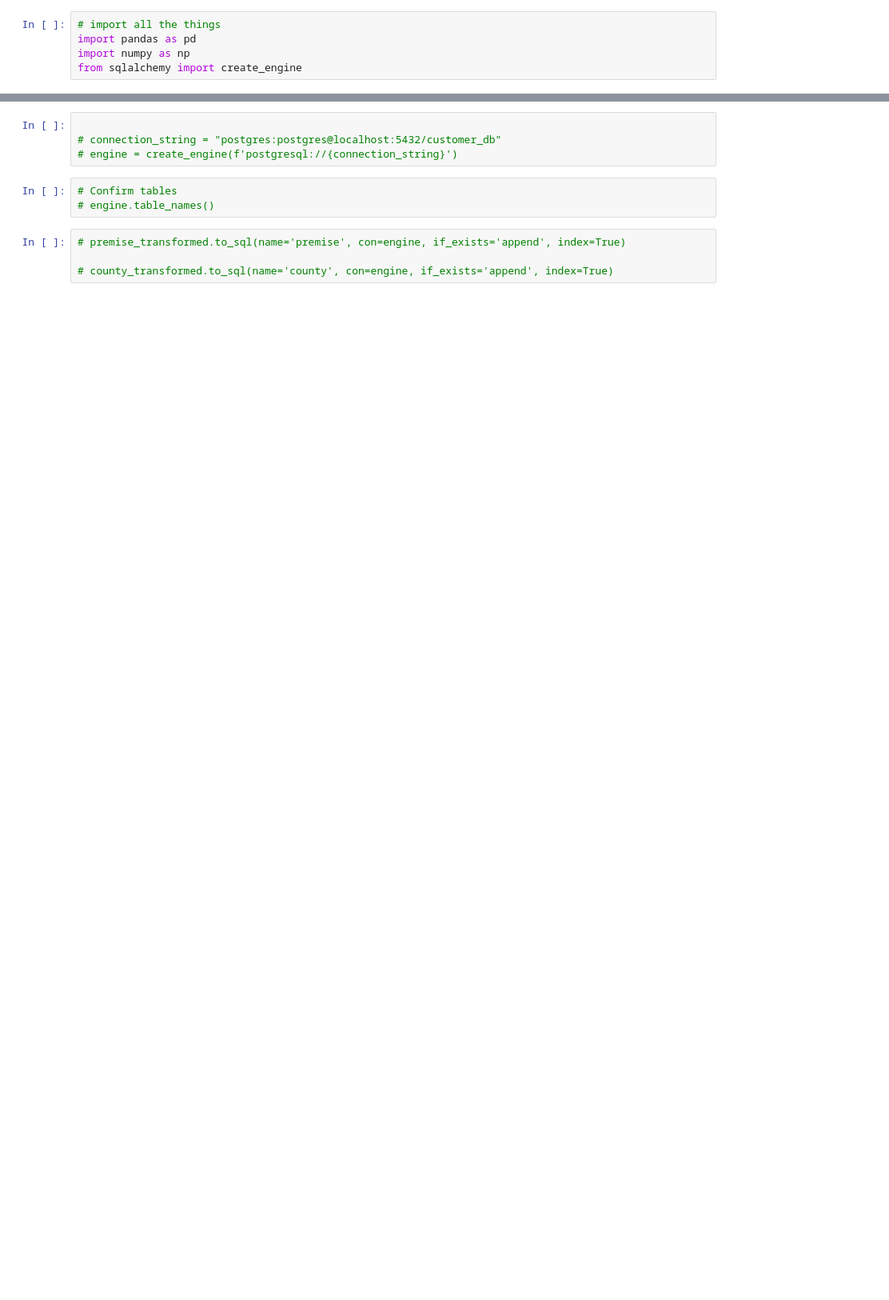
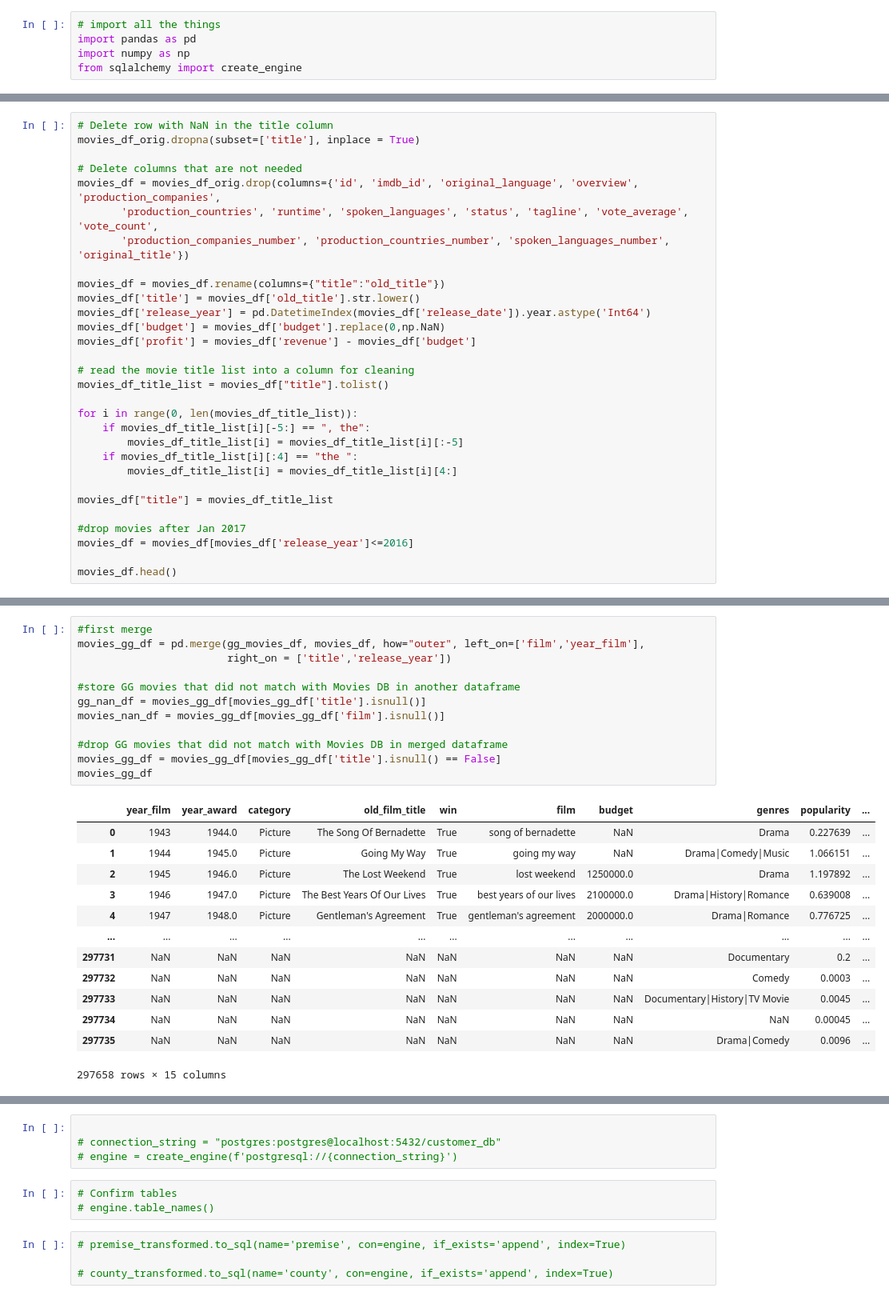
Before and after one commit to dagneycooke/etl_project, a Jupyter notebook: ETL_Project_GG.ipynb, the cells around one changed output, grey strips where cells are left out. Shown at 80% size. Saved outputs shown, nothing was run; the diff lists cells and outputs as text; blank space fills up the shorter version.

```diff
--- a/ETL_Project_GG.ipynb
+++ b/ETL_Project_GG.ipynb
@@ -196,0 +124,30 @@ movies_df.head()
+# %%
+# Delete row with NaN in the title column
+movies_df_orig.dropna(subset=['title'], inplace = True)
+
+# Delete columns that are not needed
+movies_df = movies_df_orig.drop(columns={'id', 'imdb_id', 'original_language', 'overview', 'production_companies',
+       'production_countries', 'runtime', 'spoken_languages', 'status', 'tagline', 'vote_average', 'vote_count',
+       'production_companies_number', 'production_countries_number', 'spoken_languages_number', 'original_title'})
+
+movies_df = movies_df.rename(columns={"title":"old_title"})
+movies_df['title'] = movies_df['old_title'].str.lower()
+movies_df['release_year'] = pd.DatetimeIndex(movies_df['release_date']).year.astype('Int64')
+movies_df['budget'] = movies_df['budget'].replace(0,np.NaN)
+movies_df['profit'] = movies_df['revenue'] - movies_df['budget']
+
+# read the movie title list into a column for cleaning
+movies_df_title_list = movies_df["title"].tolist()
+
+for i in range(0, len(movies_df_title_list)):
+    if movies_df_title_list[i][-5:] == ", the":
+        movies_df_title_list[i] = movies_df_title_list[i][:-5]
+    if movies_df_title_list[i][:4] == "the ":
+        movies_df_title_list[i] = movies_df_title_list[i][4:]
+
+movies_df["title"] = movies_df_title_list
+
+#drop movies after Jan 2017
+movies_df = movies_df[movies_df['release_year']<=2016]
+
+movies_df.head()
@@ -196,0 +163,26 @@ movies_df.head()
+# %%
+#first merge
+movies_gg_df = pd.merge(gg_movies_df, movies_df, how="outer", left_on=['film','year_film'],
+                        right_on = ['title','release_year'])
+
+#store GG movies that did not match with Movies DB in another dataframe
+gg_nan_df = movies_gg_df[movies_gg_df['title'].isnull()]
+movies_nan_df = movies_gg_df[movies_gg_df['film'].isnull()]
+
+#drop GG movies that did not match with Movies DB in merged dataframe
+movies_gg_df = movies_gg_df[movies_gg_df['title'].isnull() == False]
+movies_gg_df
+# %% [output]
+|  | year_film | year_award | category | old_film_title | win | film | budget | genres | popularity | ... |
+| 0 | 1943 | 1944.0 | Picture | The Song Of Bernadette | True | song of bernadette | NaN | Drama | 0.227639 | ... |
+| 1 | 1944 | 1945.0 | Picture | Going My Way | True | going my way | NaN | Drama|Comedy|Music | 1.066151 | ... |
+| 2 | 1945 | 1946.0 | Picture | The Lost Weekend | True | lost weekend | 1250000.0 | Drama | 1.197892 | ... |
+| 3 | 1946 | 1947.0 | Picture | The Best Years Of Our Lives | True | best years of our lives | 2100000.0 | Drama|History|Romance | 0.639008 | ... |
+| 4 | 1947 | 1948.0 | Picture | Gentleman's Agreement | True | gentleman's agreement | 2000000.0 | Drama|Romance | 0.776725 | ... |
+| ... | ... | ... | ... | ... | ... | ... | ... | ... | ... | ... |
+| 297731 | NaN | NaN | NaN | NaN | NaN | NaN | NaN | Documentary | 0.2 | ... |
+| 297732 | NaN | NaN | NaN | NaN | NaN | NaN | NaN | Comedy | 0.0003 | ... |
+| 297733 | NaN | NaN | NaN | NaN | NaN | NaN | NaN | Documentary|History|TV Movie | 0.0045 | ... |
+| 297734 | NaN | NaN | NaN | NaN | NaN | NaN | NaN | NaN | 0.00045 | ... |
+| 297735 | NaN | NaN | NaN | NaN | NaN | NaN | NaN | Drama|Comedy | 0.0096 | ... |
+297658 rows × 15 columns
```
Also changed, not shown: parts of 35 cells of this notebook, 1 other file.
